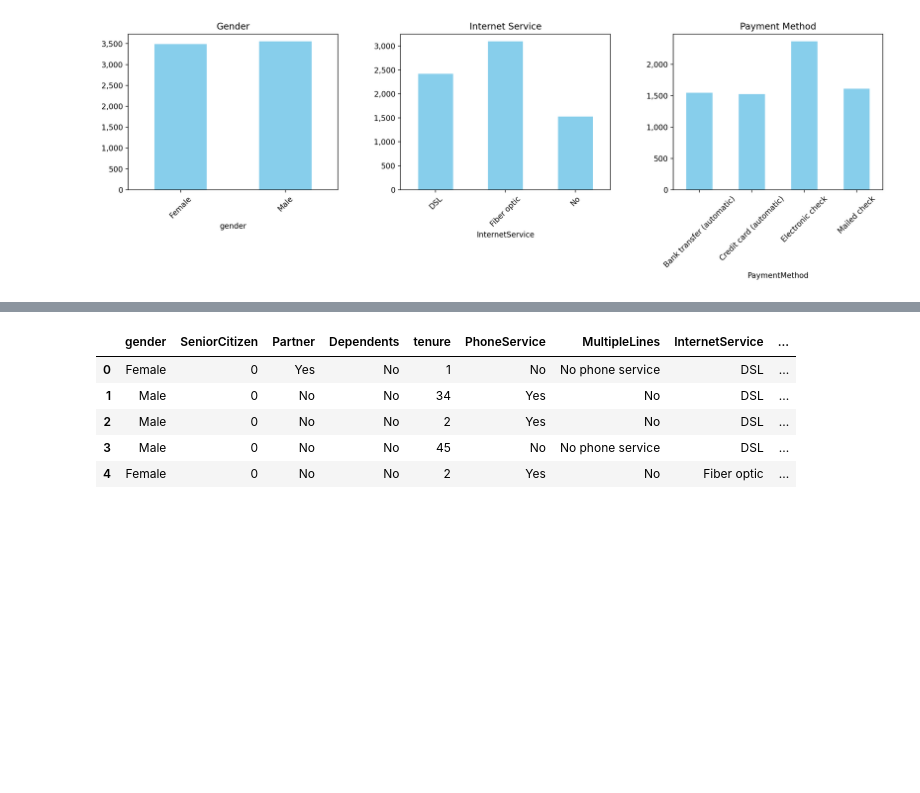
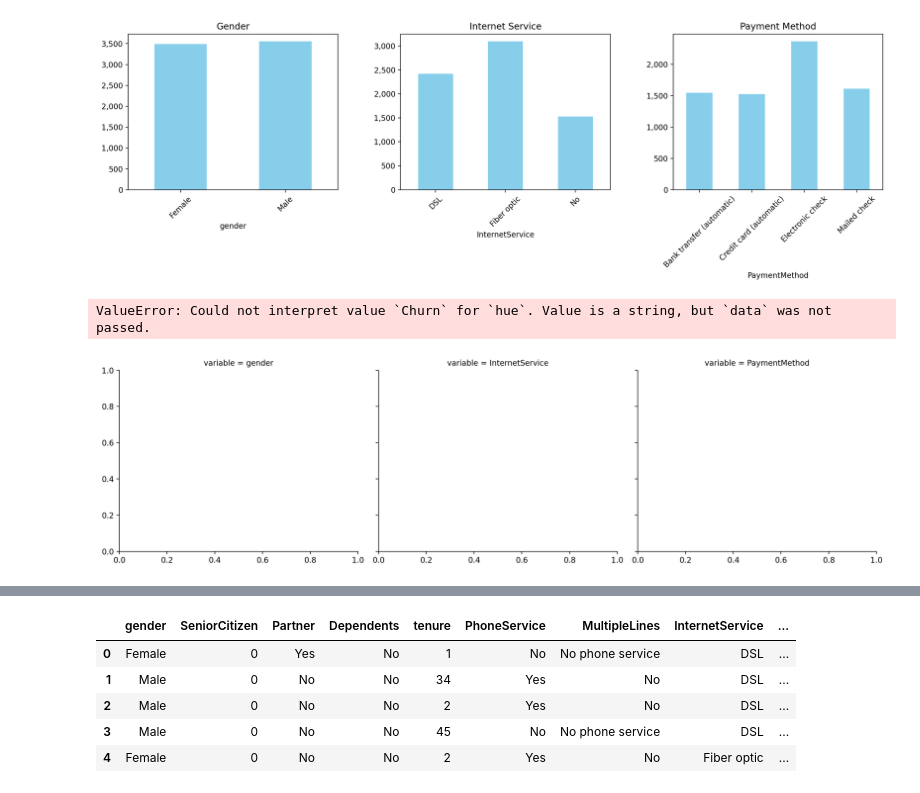
Before and after one commit to JackGO-1998/ShowCase, a Jupyter notebook: Notebook/Session78.ipynb, the cells around one changed output, grey strips where cells are left out. Cells and saved outputs as stored; diff of their text form; code cells hidden in the pictures; blank space fills up the shorter version.

```diff
--- a/Notebook/Session78.ipynb
+++ b/Notebook/Session78.ipynb
@@ -396,3 +411,22 @@ plt.subplots_adjust(bottom=0.4, wspace=0.3)
 plt.show()
 # %% [output]
 [figure]
+# %%
+import seaborn as sns
+import matplotlib.pyplot as plt
+
+# Define the categorical variables you want to compare with Churn
+categorical_vars = ['gender', 'InternetService', 'PaymentMethod']
+
+# Create a FacetGrid with 3 columns, one for each categorical variable
+g = sns.FacetGrid(df.melt(id_vars='Churn', value_vars=categorical_vars), col="variable", height=4, aspect=1.2, sharey=True)
+
+# Map countplots to each subplot
+g.map(sns.countplot, "value", hue="Churn", order=df[categorical_vars[0]].unique())
+
+# Adjust layout and show
+plt.tight_layout()
+plt.show()
+# %% [output]
+ValueError: Could not interpret value `Churn` for `hue`. Value is a string, but `data` was not passed.
+[figure, added]
```
Also changed, not shown: parts of 11 cells of this notebook.
